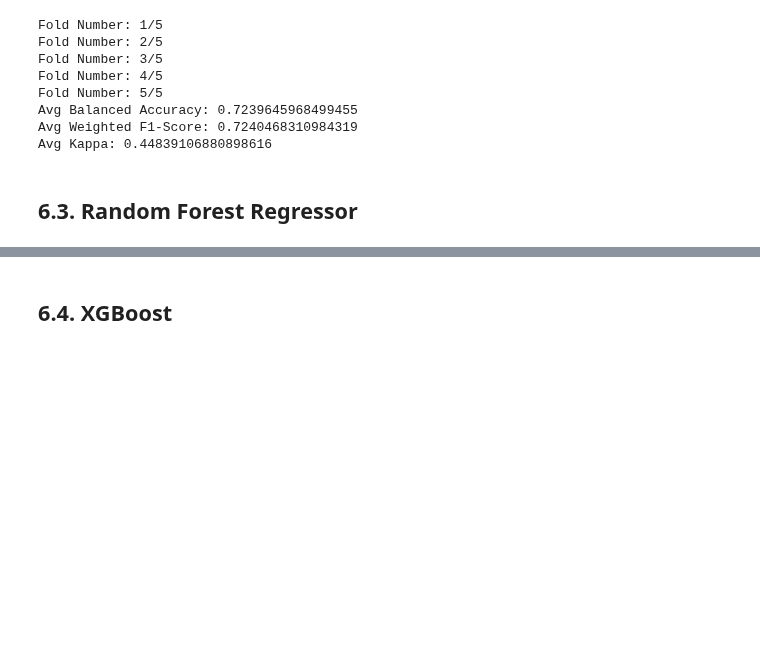
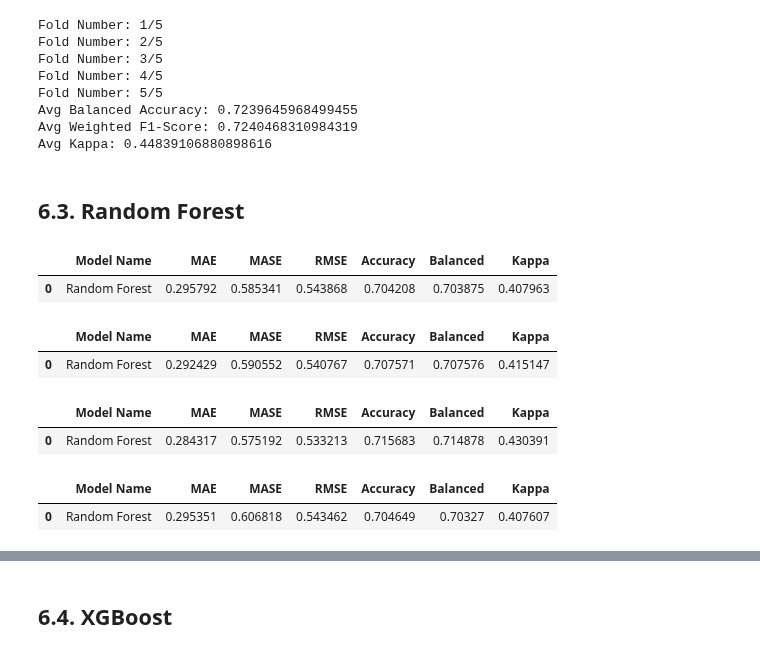
Before and after one commit to HenriqueCR1291/cardio_catch_diseases, a Jupyter notebook: m05_cardio_catch_diseases.ipynb, the cells around one changed output, grey strips where cells are left out. Saved outputs shown, nothing was run; the diff lists cells and outputs as text; code cells hidden in the pictures; blank space fills up the shorter version.

```diff
--- a/m05_cardio_catch_diseases.ipynb
+++ b/m05_cardio_catch_diseases.ipynb
@@ -1692,24 +1694,30 @@ Avg Balanced Accuracy: 0.7239645968499455
 Avg Weighted F1-Score: 0.7240468310984319
 Avg Kappa: 0.44839106880898616
 # %% [markdown]
-## 6.3. Random Forest Regressor
+## 6.3. Random Forest
 # %%
 #model
-rf = RandomForestRegressor(n_estimators=100, n_jobs=-1, random_state=42).fit(x_train,y_train)
+rf = RandomForestClassifier(n_estimators=100, n_jobs=-1, random_state=42).fit(x_train, y_train)
 
 #prediction
 yhat_rf = rf.predict(x_test)
 
 #performance
-rf_result = ml_error('Random Forest Regressor', np.expm1(y_test), np.expm1(yhat_rf))
+rf_result = ml_error('Random Forest', y_test, yhat_rf)
 rf_result
+# %% [output]
+|  | Model Name | MAE | MASE | RMSE | Accuracy | Balanced | Kappa |
+| 0 | Random Forest | 0.295792 | 0.585341 | 0.543868 | 0.704208 | 0.703875 | 0.407963 |
 # %%
-#model
-rf = RandomForestRegressor(n_estimators=100, n_jobs=-1, random_state=42).fit(x_train_full,y_train_full)
+#model df full
+rf = RandomForestClassifier(n_estimators=100, n_jobs=-1, random_state=42).fit(x_train_full,y_train_full)
 
 #prediction
-yhat_rf = rf.predict(x_test_full)
+yhat_rf_full = rf.predict(x_test_full)
 
 #performance
-rf_result = ml_error('Random Forest Regressor', np.expm1(y_test_full), np.expm1(yhat_rf))
+rf_result = ml_error('Random Forest', y_test_full, yhat_rf_full)
 rf_result
+# %% [output]
+|  | Model Name | MAE | MASE | RMSE | Accuracy | Balanced | Kappa |
+| 0 | Random Forest | 0.292429 | 0.590552 | 0.540767 | 0.707571 | 0.707576 | 0.415147 |
@@ -1715,0 +1734,26 @@ rf_result
+# %%
+#model lasso
+rf = RandomForestClassifier(n_estimators=100, n_jobs=-1, random_state=42).fit(x_train_lasso,y_train_lasso)
+
+#prediction
+yhat_rf_lasso = rf.predict(x_test_lasso)
+
+#performance
+rf_result = ml_error('Random Forest', y_test_lasso, yhat_rf_lasso)
+rf_result
+# %% [output]
+|  | Model Name | MAE | MASE | RMSE | Accuracy | Balanced | Kappa |
+| 0 | Random Forest | 0.284317 | 0.575192 | 0.533213 | 0.715683 | 0.714878 | 0.430391 |
+# %%
+#model relief
+rf = RandomForestClassifier(n_estimators=100, n_jobs=-1, random_state=42).fit(x_train_relief,y_train_relief)
+
+#prediction
+yhat_rf_relief = rf.predict(x_test_relief)
+
+#performance
+rf_result = ml_error('Random Forest', y_test_relief, yhat_rf_relief)
+rf_result
+# %% [output]
+|  | Model Name | MAE | MASE | RMSE | Accuracy | Balanced | Kappa |
+| 0 | Random Forest | 0.295351 | 0.606818 | 0.543462 | 0.704649 | 0.70327 | 0.407607 |
```
Also changed, not shown: parts of 25 cells of this notebook.
